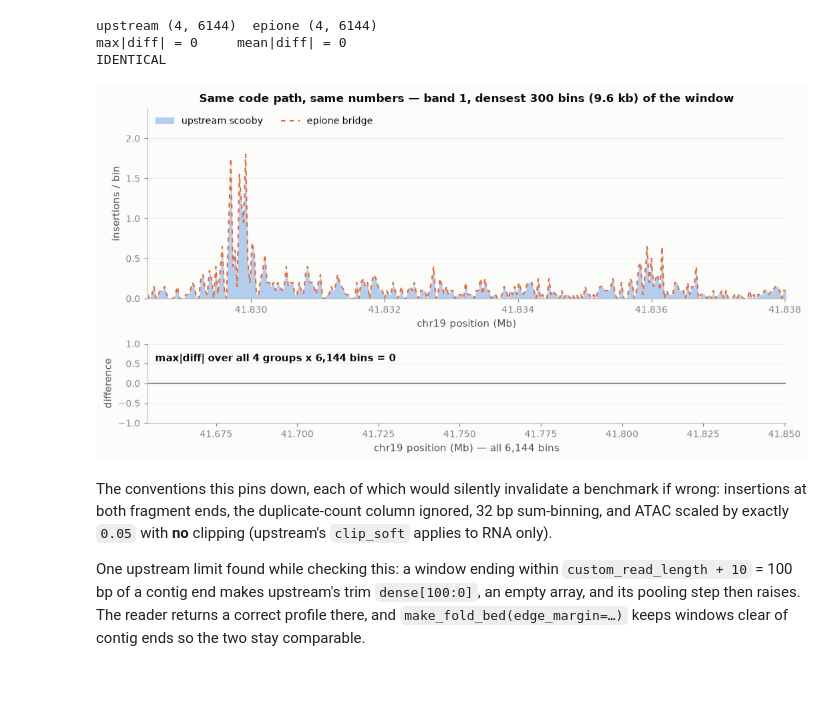
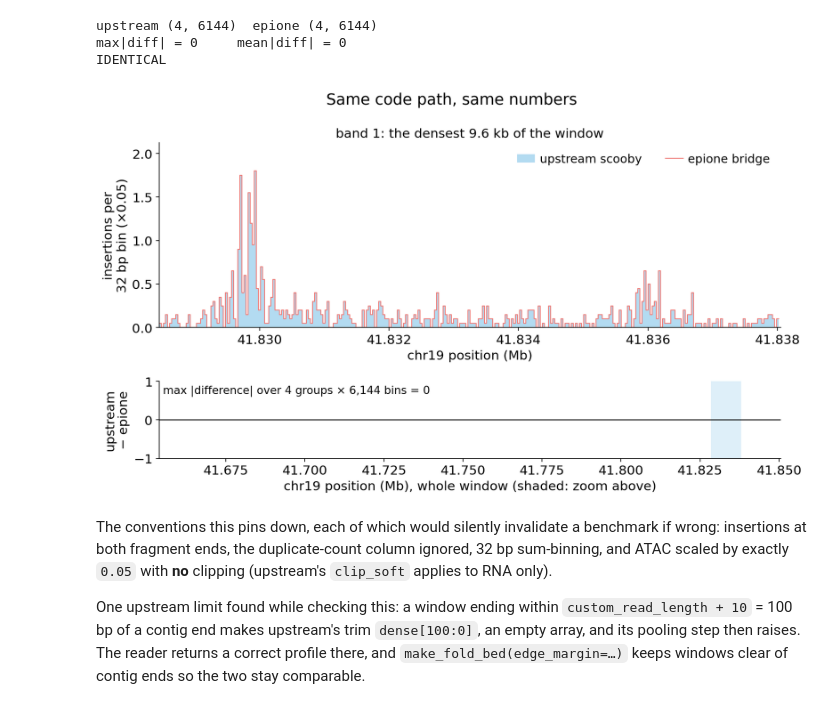
Before and after one commit to aristoteleo/epione, a Jupyter notebook: epione_guide/tutorials/single/t_scooby_bridge.ipynb, the cells around one changed output. Cells and saved outputs as stored; diff of their text form; code cells hidden in the pictures; blank space fills up the shorter version.

```diff
--- a/epione_guide/tutorials/single/t_scooby_bridge.ipynb
+++ b/epione_guide/tutorials/single/t_scooby_bridge.ipynb
@@ -143,0 +122,13 @@ plt.rcParams.update({
+# %%
+%matplotlib inline
+import epione as epi
+
+epi.pl.plot_set()
+
+# Categorical colours: distinct hues from epione's palette, in a fixed
+# order. Bands use the first four, folds all eight.
+FOLD_C = [epi.pl.sc_color[i] for i in (7, 6, 13, 11, 5, 1, 15, 18)]
+C = FOLD_C[:4]   # blue, coral, purple, green
+# Magnitude: a single-hue light-to-dark ramp.
+SEQ = LinearSegmentedColormap.from_list(
+    'blues', ['#cde2fb', '#86b6ef', '#3987e5', '#1c5cab', '#0d366b'])
@@ -456,45 +477,46 @@ IDENTICAL
 # %%
 if HAVE_UPSTREAM:
     g = 0
     # 6,144 bins across a page is ~0.04 px per bin: two identical dense
     # series would just overplot. Zoom the overlay onto the densest 300
     # bins so both are actually resolvable, and keep the residual panel
     # over every bin so the claim still covers the whole window.
     k = 300
     roll = np.convolve(up[g], np.ones(k), 'valid')
     z0 = int(roll.argmax()); z1 = z0 + k
     xz = x[z0:z1]
 
-    fig, (a1, a2) = plt.subplots(2, 1, figsize=(9.8, 5.2),
+    fig, (a1, a2) = plt.subplots(2, 1, figsize=(11, 6.4),
                                  gridspec_kw={'height_ratios': [2.4, 1]})
 
-    a1.fill_between(xz, 0, up[g][z0:z1], color=C[0], alpha=0.35, lw=0,
-                    label='upstream scooby')
-    a1.plot(xz, mine[g][z0:z1], color=C[1], lw=1.4, ls=(0, (3, 3)),
+    a1.fill_between(xz, 0, up[g][z0:z1], step='post', color=C[0], alpha=0.35,
+                    lw=0, label='upstream scooby')
+    a1.step(xz, mine[g][z0:z1], where='post', color=C[1], lw=1.0,
             label='epione bridge')
-    a1.legend(loc='upper left', ncol=2)
-    a1.set_ylabel('insertions / bin')
-    a1.set_xlim(xz[0], xz[-1])
-    a1.set_ylim(0, up[g][z0:z1].max() * 1.32)  # headroom for the legend
-    a1.set_title(f'Same code path, same numbers — {names[g]}, '
-                 f'densest {k} bins ({k * 32 / 1e3:.1f} kb) of the window')
+    a1.legend(loc='upper right', ncol=2, frameon=False, handlelength=1.5)
+    a1.set_ylabel('insertions per\n32 bp bin (×0.05)')
+    a1.set_xlim(xz[0], xz[-1] + 32 / 1e6)
+    a1.set_ylim(0, up[g][z0:z1].max() * 1.18)
+    a1.set_title(f'{names[g]}: the densest {k * 32 / 1e3:.1f} kb of the window')
     a1.set_xlabel(f'{CHROM} position (Mb)')
-    a1.grid(axis='y', alpha=0.6); a1.set_axisbelow(True)
+    a1.spines[['top', 'right']].set_visible(False)
 
-    a2.plot(x, (up - mine)[g], color=INK2, lw=1.2)
-    a2.axhline(0, color='#c3c2b7', lw=0.8)
-    a2.set_ylim(-1, 1)
-    a2.set_ylabel('difference')
-    a2.set_xlabel(f'{CHROM} position (Mb) — all {up.shape[1]:,} bins')
-    a2.set_xlim(x[0], x[-1])
-    a2.annotate(f'max|diff| over all {up.shape[0]} groups '
-                f'x {up.shape[1]:,} bins = {np.abs(up - mine).max():.0f}',
-                xy=(0.012, 0.78), xycoords='axes fraction',
-                color=INK, fontsize=9.5, fontweight='bold')
-    a2.grid(axis='y', alpha=0.6); a2.set_axisbelow(True)
+    # Residual over every bin of the window; the shaded strip is the zoom above.
+    a2.axvspan(xz[0], xz[-1] + 32 / 1e6, color=C[0], alpha=0.15, lw=0)
+    a2.plot(x, (up - mine)[g], color='k', lw=1.0)
+    a2.set_ylim(-1, 1); a2.set_yticks([-1, 0, 1])
+    a2.set_ylabel('upstream\n− epione')
+    a2.set_xlabel(f'{CHROM} position (Mb), whole window (shaded: zoom above)')
+    a2.set_xlim(W0 / 1e6, (W0 + T) / 1e6)
+    a2.annotate(f'max |difference| over {up.shape[0]} groups '
+                f'× {up.shape[1]:,} bins = {np.abs(up - mine).max():.0f}',
+                xy=(0.006, 0.95), xycoords='axes fraction', va='top',
+                fontsize=12)
+    a2.spines[['top', 'right']].set_visible(False)
+    fig.suptitle('Same code path, same numbers')
     plt.tight_layout(); plt.show()
 # %% [output]
-[figure, old version]
+[figure, new version]
 # %% [markdown]
 The conventions this pins down, each of which would silently invalidate a
 benchmark if wrong: insertions at both fragment ends, the duplicate-count
```
Also changed, not shown: parts of 16 cells of this notebook, 1 other file.
